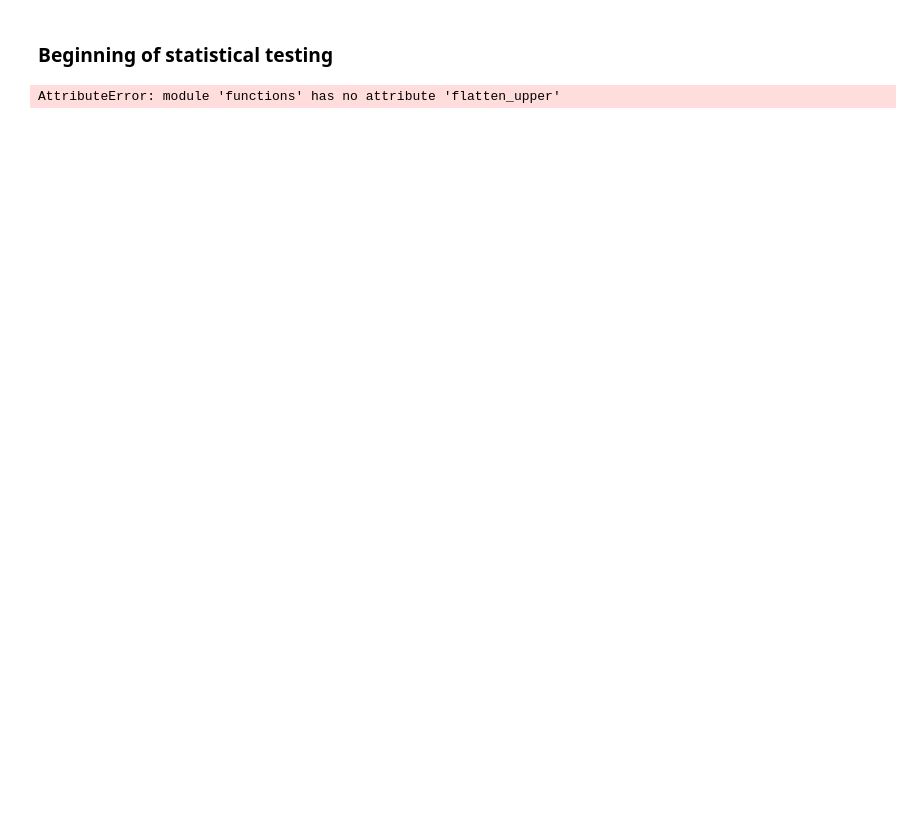
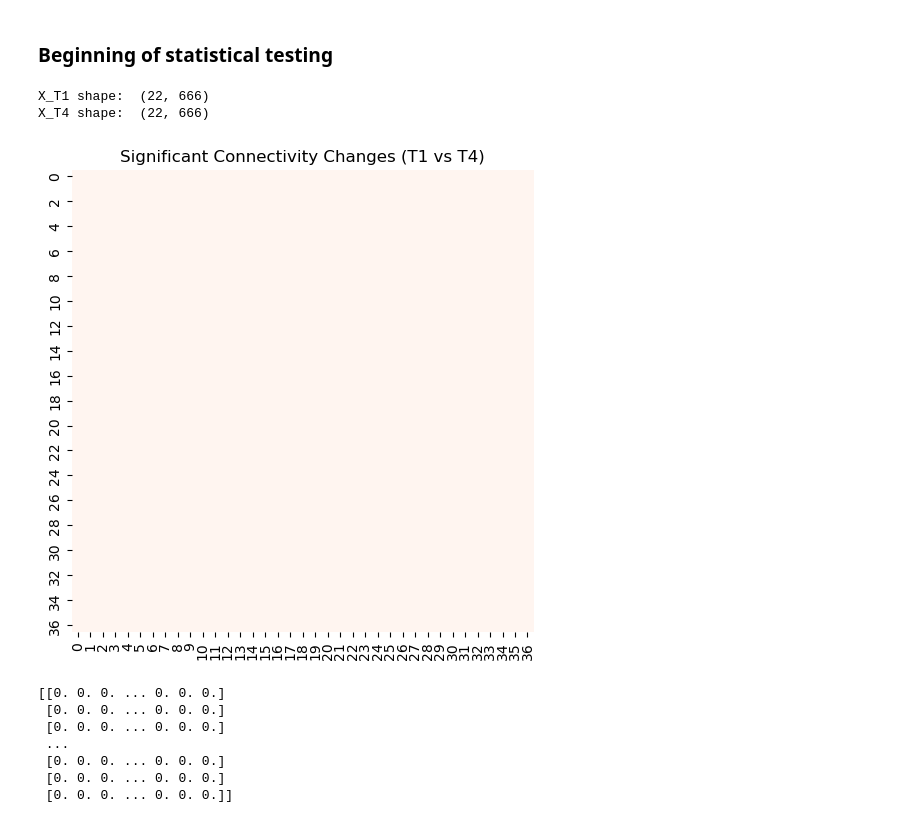
Before and after one commit to maylismlr/uphummel_MA4, a Jupyter notebook: clustering.ipynb, the cells around one changed output. Cells and saved outputs as stored; diff of their text form; code cells hidden in the pictures; blank space fills up the shorter version.

Commit message:
working of functions, clustering + p-Val

```diff
--- a/clustering.ipynb
+++ b/clustering.ipynb
@@ -104,8 +103,8 @@ Cluster 1: ['s031', 's036', 's008', 's037', 's030', 's006', 's055', 's041', 's04
 ### Beginning of statistical testing
 # %%
 def compare_T1_T4(df, rois, alpha=0.05):
-    T1_matrices = df['T1_matrix'].dropna()
-    T4_matrices = df['T4_matrix'].dropna()
+    T1_matrices = df['T1_matrix']
+    T4_matrices = df['T4_matrix']
 
     # Ensure matching subjects
     common_subjects = set(T1_matrices.index) & set(T4_matrices.index)
@@ -117,31 +116,40 @@ def compare_T1_T4(df, rois, alpha=0.05):
     X_T4 = np.array(T4)
     print("X_T4 shape: ", np.shape(X_T4))
 
     # Paired t-test
     t_stats, p_vals = ttest_rel(X_T1, X_T4, axis=0)
 
     # Multiple comparisons correction (FDR)
     reject, p_vals_corrected, _, _ = multipletests(p_vals, alpha=alpha, method='fdr_bh')
 
     # Create a matrix to visualize
     n_edges = X_T1.shape[1]
     n_rois = len(rois)
     signif_matrix = np.zeros((n_rois, n_rois))
 
     # Fill upper triangle
     triu_idx = np.triu_indices(n_rois, k=1)
     signif_matrix[triu_idx] = reject.astype(int)
     signif_matrix += signif_matrix.T  # Make symmetric
 
     return signif_matrix, p_vals_corrected.reshape(-1), reject.reshape(-1)
 
 # Visualize
 signif_matrix, p_corrected, reject = compare_T1_T4(all_matrices, rois)
 
 plt.figure(figsize=(8, 6))
 sns.heatmap(signif_matrix, cmap='Reds', square=True, cbar=False)
 plt.title('Significant Connectivity Changes (T1 vs T4)')
 plt.show()
 print(signif_matrix)
 # %% [output]
-AttributeError: module 'functions' has no attribute 'flatten_upper'
+X_T1 shape:  (22, 666)
+X_T4 shape:  (22, 666)
+[figure, added]
+[[0. 0. 0. ... 0. 0. 0.]
+ [0. 0. 0. ... 0. 0. 0.]
+ [0. 0. 0. ... 0. 0. 0.]
+ ...
+ [0. 0. 0. ... 0. 0. 0.]
+ [0. 0. 0. ... 0. 0. 0.]
+ [0. 0. 0. ... 0. 0. 0.]]
```
Also changed, not shown: parts of 14 cells of this notebook, 2 other files.
